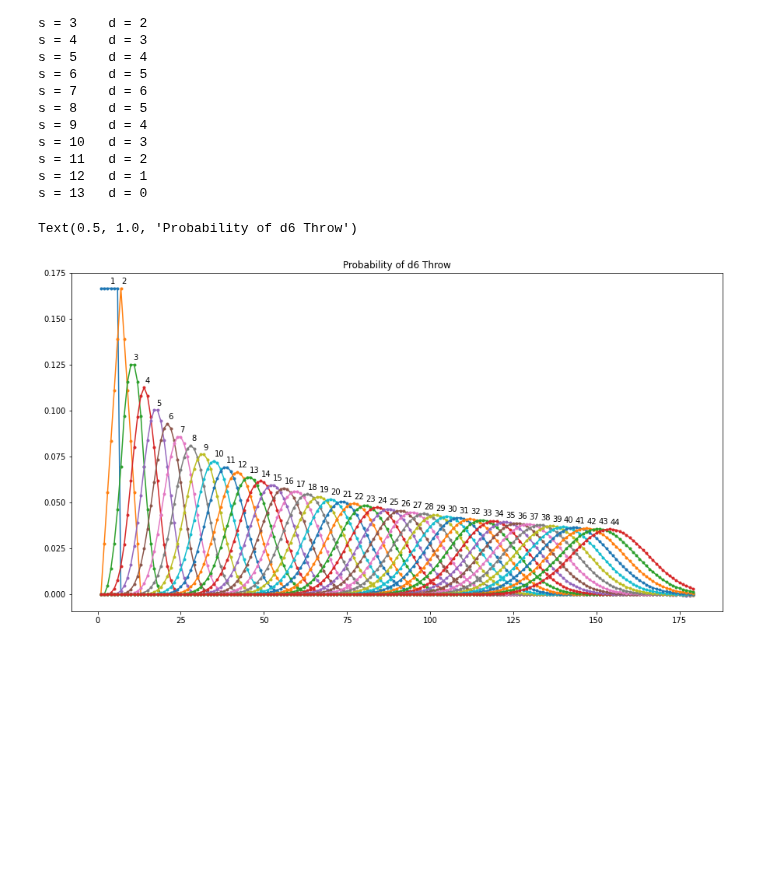
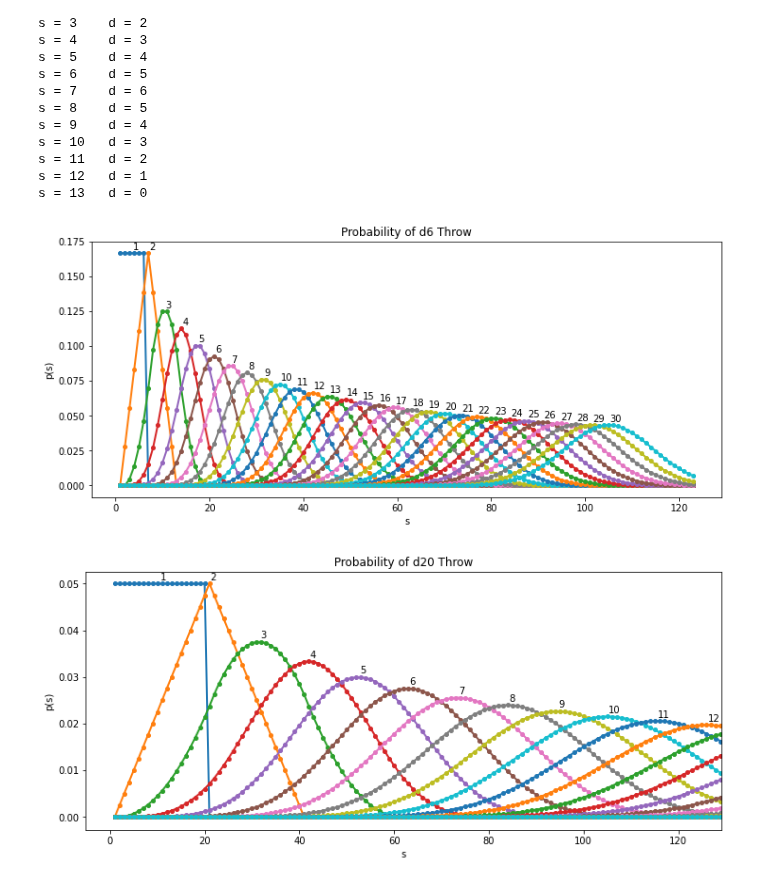
Before and after one commit to jpbm/probabilism, a Jupyter notebook: Generating Functions.ipynb, the cells around one changed output. Cells and saved outputs as stored; diff of their text form; code cells hidden in the pictures; blank space fills up the shorter version.

Commit message:
added dice throw

```diff
--- a/Generating Functions.ipynb
+++ b/Generating Functions.ipynb
@@ -215,23 +215,51 @@ s = 13   d = 0
 # %%
 import matplotlib.pyplot as plt
 import numpy as np
 
 k = 6
 
-N = 45
+N = 31
 ss = list(range(1,N*(k-2)))
 nn = list(range(1,N))
 
 
-plt.figure(figsize=(15,8))
+plt.figure(figsize=(12,5))
 for n in nn:
     d = [d_s(s,n=n,k=k) for s in ss]
     d = np.array(d)/np.sum(d)
 
-    plt.plot(ss,d,'.-')
+    plt.plot(ss,d,'.-',linewidth=2,markersize=8)
     plt.text(x=3.5*n+0.2,y=max(d)+0.0025,s='%i' % n)
 
+plt.xlabel('s')
+plt.ylabel('p(s)')
 plt.title('Probability of d6 Throw')
+plt.savefig('./img/d6throw.png')
+
+xlim = plt.xlim()
+
+
+k = 20
+
+N = 31
+ss = list(range(1,N*(k-2)))
+nn = list(range(1,N))
+
+
+plt.figure(figsize=(12,5))
+for n in nn:
+    d = [d_s(s,n=n,k=k) for s in ss]
+    d = np.array(d)/np.sum(d)
+
+    plt.plot(ss,d,'.-',linewidth=2,markersize=8)
+    if 10.5*n <= max(xlim):
+        plt.text(x=10.5*n+0.2,y=max(d)+0.00075,s='%i' % n)
+
+plt.xlim(*xlim)
+plt.xlabel('s')
+plt.ylabel('p(s)')
+plt.title('Probability of d20 Throw')
+plt.savefig('./img/d20throw.png')
 # %% [output]
-Text(0.5, 1.0, 'Probability of d6 Throw')
-[figure, old version]
+[figure, new version]
+[figure, added]
```
Also changed, not shown: parts of 1 cell of this notebook, 12 other files.
